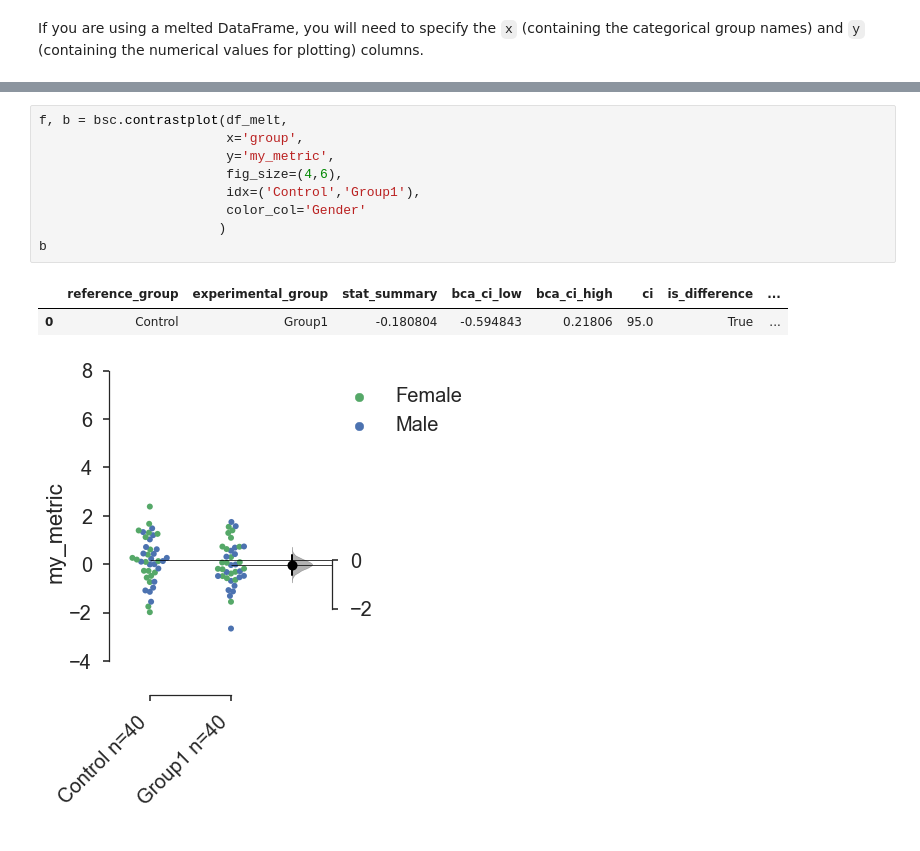
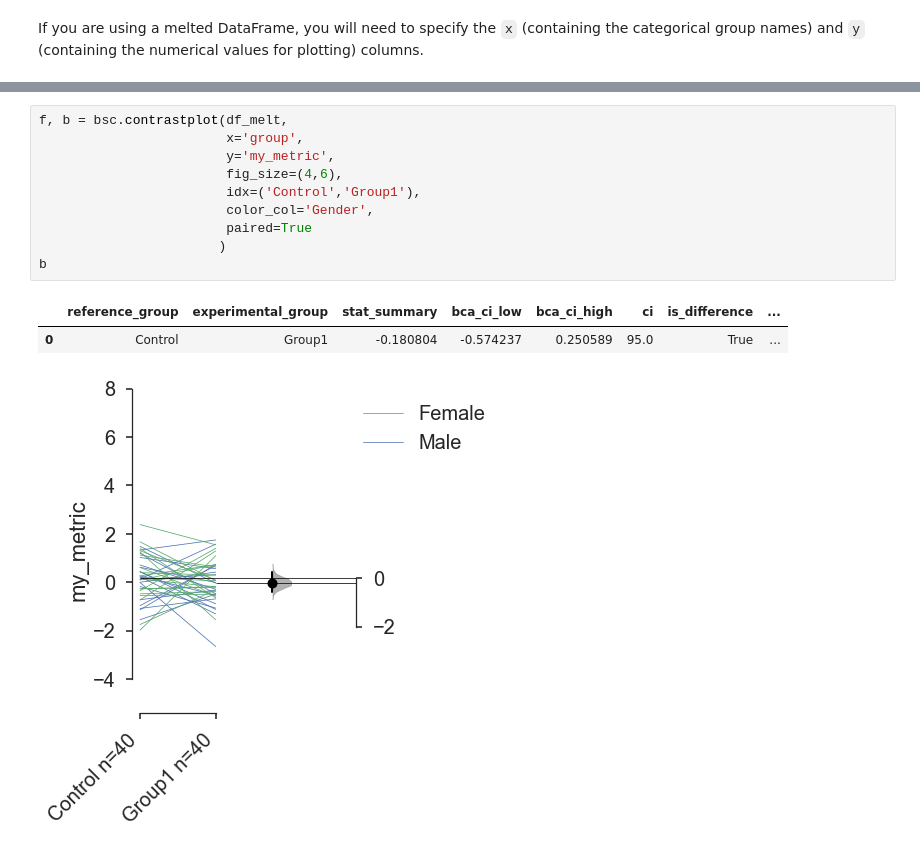
Before and after one commit to josesho/bootstrap_contrast, a Jupyter notebook: bootstrap-contrast_tutorial.ipynb, the cells around one changed output, grey strips where cells are left out. Drawn from its saved outputs; the diff is of its cells as text.

```diff
--- a/bootstrap-contrast_tutorial.ipynb
+++ b/bootstrap-contrast_tutorial.ipynb
@@ -306,13 +357,14 @@ If you are using a melted DataFrame, you will need to specify the `x` (containin
 # %%
 f, b = bsc.contrastplot(df_melt,
                         x='group',
                         y='my_metric',
                         fig_size=(4,6),
                         idx=('Control','Group1'),
-                        color_col='Gender'
+                        color_col='Gender',
+                        paired=True
                        )
 b
 # %% [output]
 |  | reference_group | experimental_group | stat_summary | bca_ci_low | bca_ci_high | ci | is_difference | ... |
-| 0 | Control | Group1 | -0.180804 | -0.594843 | 0.21806 | 95.0 | True | ... |
+| 0 | Control | Group1 | -0.180804 | -0.574237 | 0.250589 | 95.0 | True | ... |
-[figure, old version]
+[figure, new version]
```
Also changed, not shown: parts of 15 cells of this notebook.
